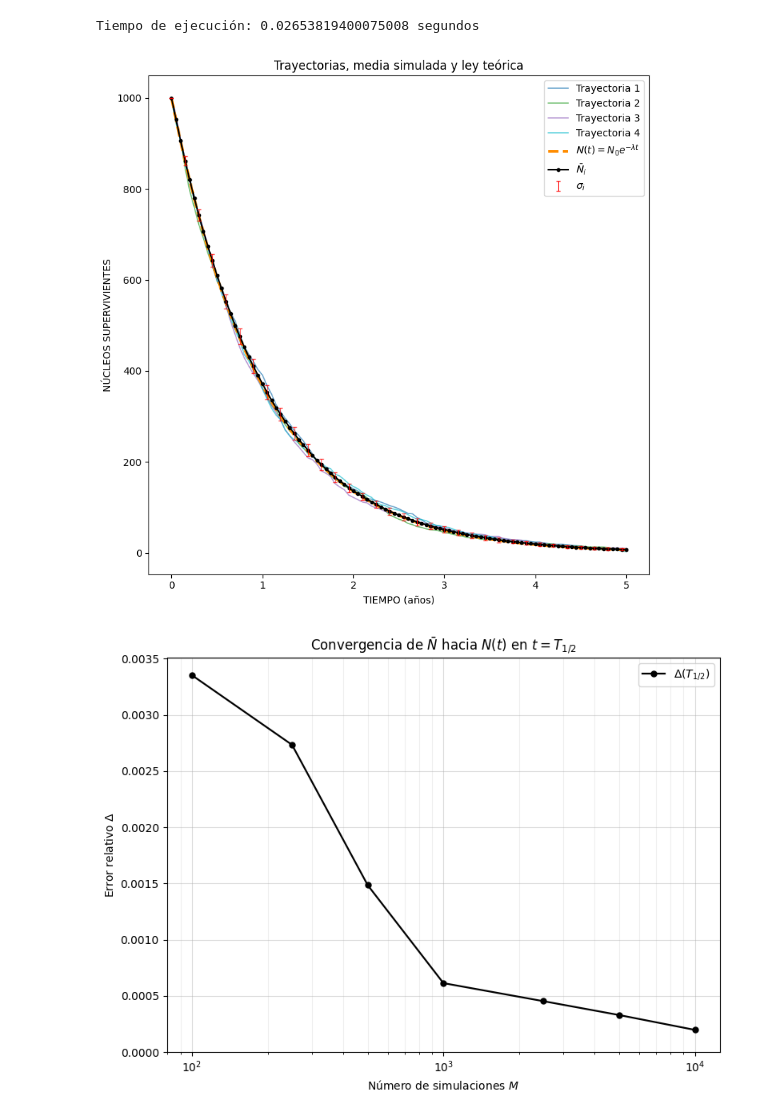
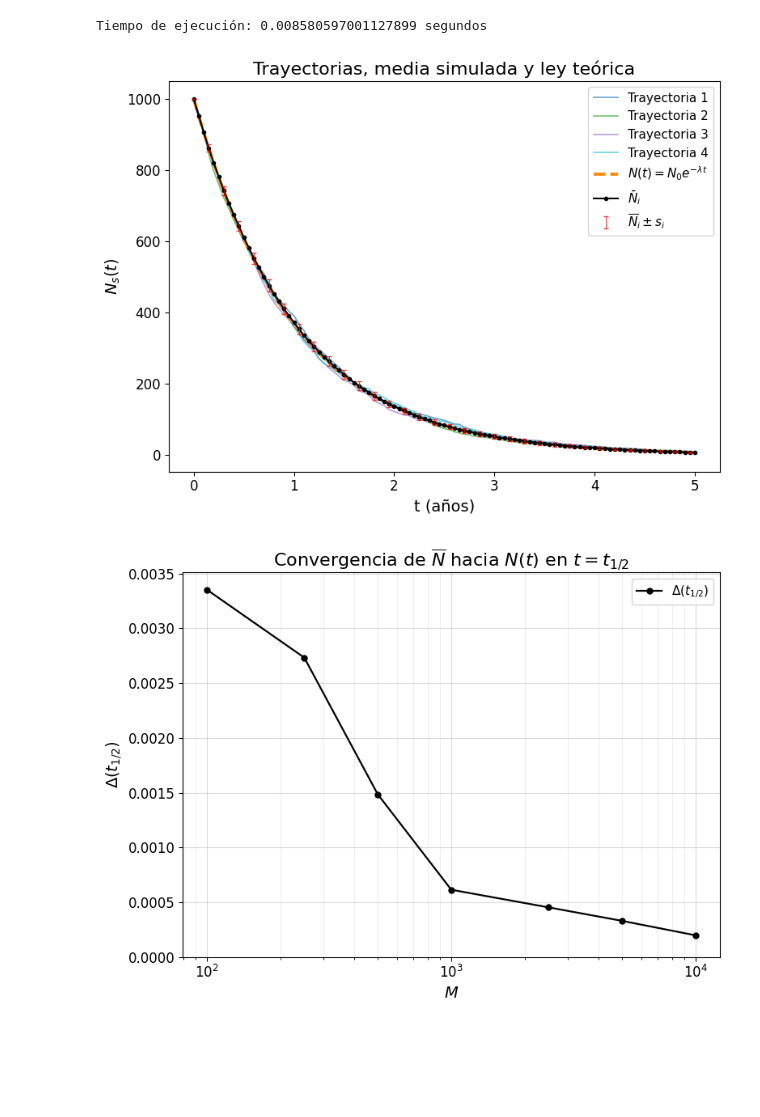
Before and after one commit to Diesolng7/Simulaci-n-Monte-Carlo-de-procesos-de-desintegraci-n-radiactiva-aplicada-a-la-dataci-n-radiom-trica, a Jupyter notebook: LÁTEX/TAREA4/modelo_B.ipynb, the cells around one changed output. Saved outputs shown, nothing was run; the diff lists cells and outputs as text; code cells hidden in the pictures; blank space fills up the shorter version.

```diff
--- a/LÁTEX/TAREA4/modelo_B.ipynb
+++ b/LÁTEX/TAREA4/modelo_B.ipynb
@@ -8,8 +8,8 @@ import time
 # T12 = 5730.0
 # Lambda = np.log(2)/T12
 
-T12 = np.log(2)
-Lambda = np.log(2) / T12
+Lambda = 1.0
+T12 = np.log(2) / Lambda
 
 n0 = 10**3  # número de núcleos a tiempo 0
 
@@ -22,23 +22,36 @@ N_teorico = n0 * np.exp(-Lambda * tiempos)
 
 
 # Posición del tiempo de vida media
-pos_t12 = int(round(T12 / dt))
+pos_t12 = np.argmin(np.abs(tiempos - T12))
+t12_malla = tiempos[pos_t12]
 
 num_simulaciones = 50
+
+plt.rcParams.update({
+    "font.size": 13,
+    "axes.titlesize": 16,
+    "axes.labelsize": 14,
+    "xtick.labelsize": 12,
+    "ytick.labelsize": 12,
+    "legend.fontsize": 11,
+    "figure.figsize": (7.2, 4.8),
+    "axes.grid": False,
+    "lines.linewidth": 1.8
+})
 # %%
 inicio = time.perf_counter()
 np.random.seed(4321)
 
-M = np.zeros((num_simulaciones, u + 1))
+matriz_simulaciones = np.zeros((num_simulaciones, u + 1))
 
-q_step = np.exp(-Lambda * dt)
+p_step = np.exp(-Lambda * dt)
 
 for i in range(num_simulaciones):
     N = n0
-    M[i, 0] = N
+    matriz_simulaciones[i, 0] = N
 
     for j in range(1, u + 1):
-        N = np.random.binomial(N, q_step)
+        N = np.random.binomial(N, p_step)
         M[i, j] = N
 
 fin = time.perf_counter()
@@ -47,11 +60,11 @@ media_exp = np.mean(M, axis=0)
 desviacion_exp = np.std(M, axis=0, ddof=1)
 
 
-np.savetxt("Matriz_binomial_500sim_1000nucleos.txt", M)
+np.savetxt(f"Matriz_binomial_{num_simulaciones}sim_{n0}nucleos.txt", M)
 
 print(f"Tiempo de ejecución: {fin - inicio} segundos")
 # %% [output]
-Tiempo de ejecución: 0.02653819400075008 segundos
+Tiempo de ejecución: 0.008580597001127899 segundos
 # %%
 ##########################################
 ############ PRIMERA GRÁFICA ############
@@ -59,7 +72,7 @@ Tiempo de ejecución: 0.02653819400075008 segundos
 
 trayectorias = [0, 1, 2, 3]
 
-plt.figure(figsize=(8, 8))
+plt.figure(figsize=(8, 6))
 
 # Trayectorias individuales
 colores_trayectorias = ["tab:blue", "tab:green", "tab:purple", "tab:cyan"]
@@ -87,38 +100,38 @@ plt.plot(
 # Media simulada como línea negra
 plt.plot(
     tiempos,
     media_exp,
     color="black",
     linewidth=1.5,
     marker="o",
     markersize=3,
     label=r"$\bar{N}_i$"
 )
 
 # Barras de error solo cada varios puntos
 salto = 3
 
 plt.errorbar(
     tiempos[::salto],
     media_exp[::salto],
     yerr=desviacion_exp[::salto],
     fmt="none",
     ecolor="red",
     elinewidth=0.8,
     capsize=2,
     alpha=0.75,
-    label=r"$\sigma_i$"
+    label=r"$\overline{N}_i \pm s_i$"
 )
 
-plt.xlabel("TIEMPO (años)")
-plt.ylabel("NÚCLEOS SUPERVIVIENTES")
+plt.xlabel("t (años)")
+plt.ylabel(r"$N_s(t)$")
 plt.title("Trayectorias, media simulada y ley teórica")
 plt.legend()
 plt.tight_layout()
-plt.savefig("figura1_trayectorias.png", dpi=300)
+plt.savefig("figura1_trayectorias.png", dpi=300, bbox_inches="tight")
 plt.show()
 # %% [output]
-[figure, old version]
+[figure, new version]
 # %%
 ##########################################
 ############ SEGUNDA GRÁFICA ############
@@ -137,12 +150,12 @@ for M_sim in valores_M:
         matriz[i, 0] = N
 
         for j in range(1, u + 1):
-            N = np.random.binomial(N, q_step)
+            N = np.random.binomial(N, p_step)
             matriz[i, j] = N
 
     media_t12 = np.mean(matriz[:, pos_t12])
 
-    teorico_t12 = n0 * np.exp(-Lambda * tiempos[pos_t12])
+    teorico_t12 = n0 * np.exp(-Lambda * t12_malla)
 
     Delta = abs(media_t12 - teorico_t12) / teorico_t12
 
@@ -158,14 +171,14 @@ plt.plot(
     color="black",
     linewidth=1.6,
     markersize=5,
-    label=r"$\Delta(T_{1/2})$"
+    label=r"$\Delta(t_{1/2})$"
 )
 
 plt.xscale("log")
 
-plt.xlabel(r"Número de simulaciones $M$")
-plt.ylabel(r"Error relativo $\Delta$")
-plt.title(r"Convergencia de $\bar{N}$ hacia $N(t)$ en $t=T_{1/2}$")
+plt.xlabel(r"$M$")
+plt.ylabel(r"$\Delta(t_{1/2})$")
+plt.title(r"Convergencia de $\overline{N}$ hacia $N(t)$ en $t=t_{1/2}$")
 
 plt.grid(True, which="major", alpha=0.45)
 plt.grid(True, which="minor", alpha=0.20)
@@ -174,10 +187,10 @@ plt.ylim(bottom=0)
 
 plt.legend()
 plt.tight_layout()
-plt.savefig("figura2_convergencia_t12.png", dpi=300)
+plt.savefig("figura2_convergencia_t12.png", dpi=300, bbox_inches="tight")
 plt.show()
 # %% [output]
-[figure, old version]
+[figure, new version]
 # %%
 valores_M = [100, 250, 500, 1000, 2500, 5000, 10000]
 errores_maximos = []
```
Also changed, not shown: parts of 1 cell of this notebook, 29 other files.
